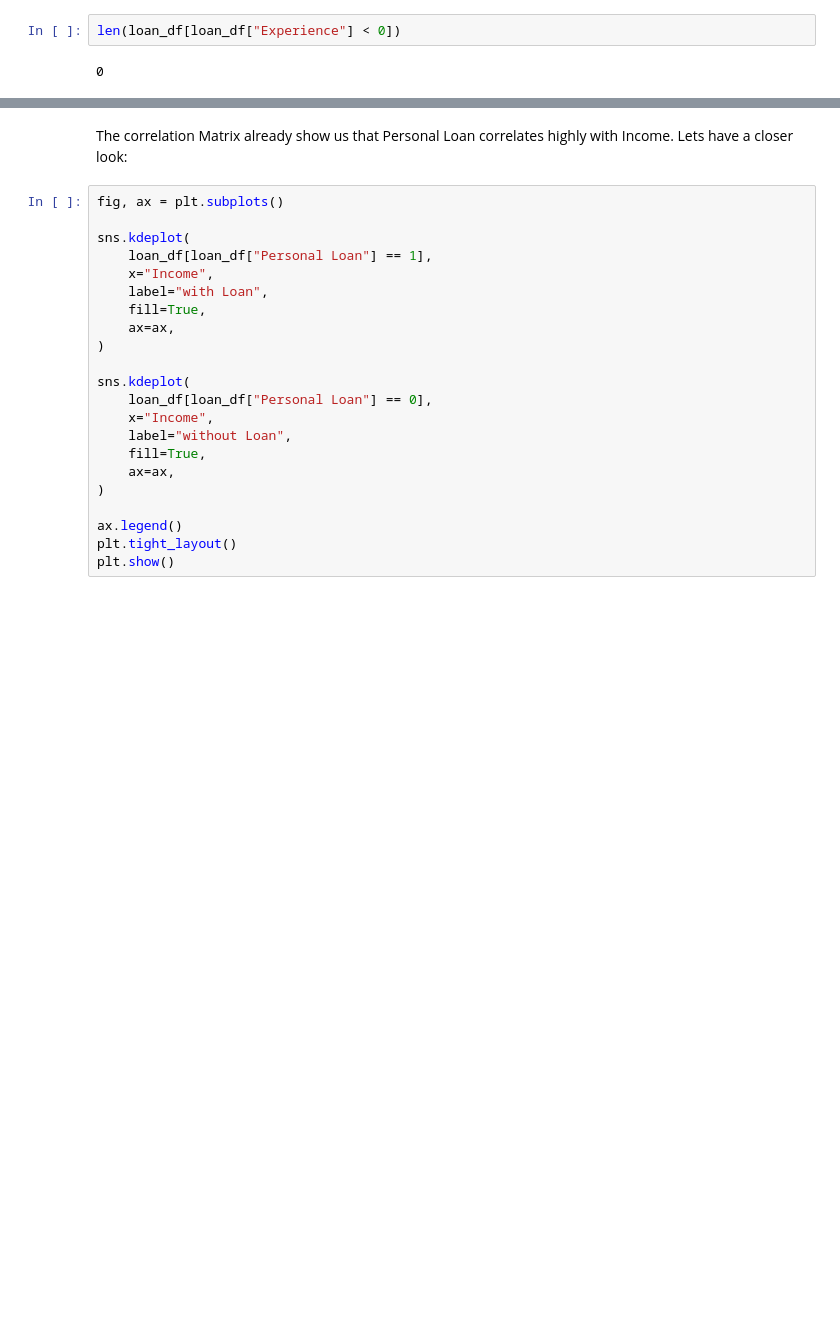
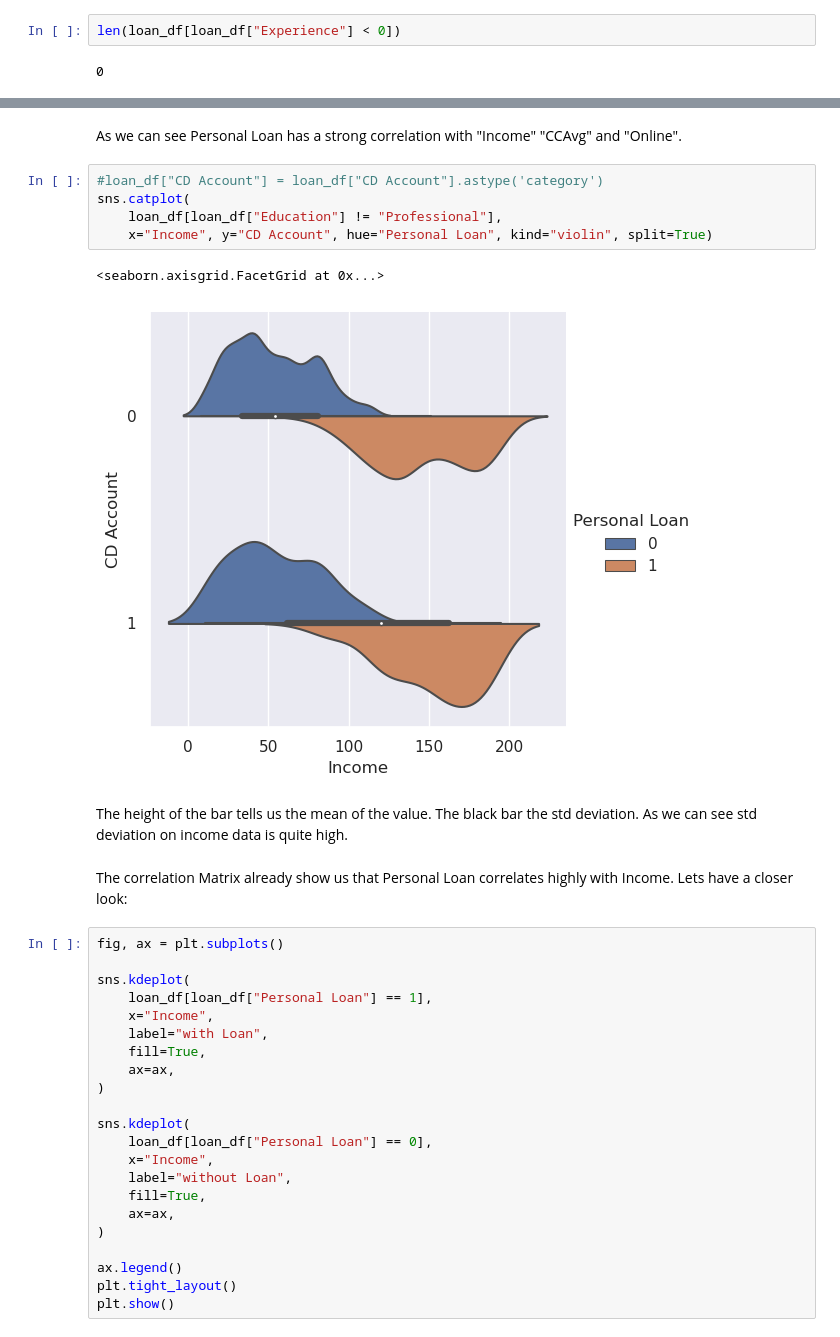
Before and after one commit to henzelennard/personal-loan-modelling, a Jupyter notebook: source/finance-data-analysis.ipynb, the cells around one changed output, grey strips where cells are left out. Saved outputs shown, nothing was run; the diff lists cells and outputs as text; blank space fills up the shorter version.

```diff
--- a/source/finance-data-analysis.ipynb
+++ b/source/finance-data-analysis.ipynb
@@ -189,3 +253,15 @@ sns.heatmap(
+# %% [markdown]
+As we can see Personal Loan has a strong correlation with "Income" "CCAvg" and "Online".
+# %%
+#loan_df["CD Account"] = loan_df["CD Account"].astype('category')
+sns.catplot(
+    loan_df[loan_df["Education"] != "Professional"],
+    x="Income", y="CD Account", hue="Personal Loan", kind="violin", split=True)
+# %% [output]
+<seaborn.axisgrid.FacetGrid at 0x...>
+[figure, added]
+# %% [markdown]
+The height of the bar tells us the mean of the value. The black bar the std deviation. As we can see std deviation on income data is quite high.
 # %% [markdown]
 The correlation Matrix already show us that Personal Loan correlates highly with Income. Lets have a closer look:
 # %%
```
Also changed, not shown: parts of 20 cells of this notebook.
